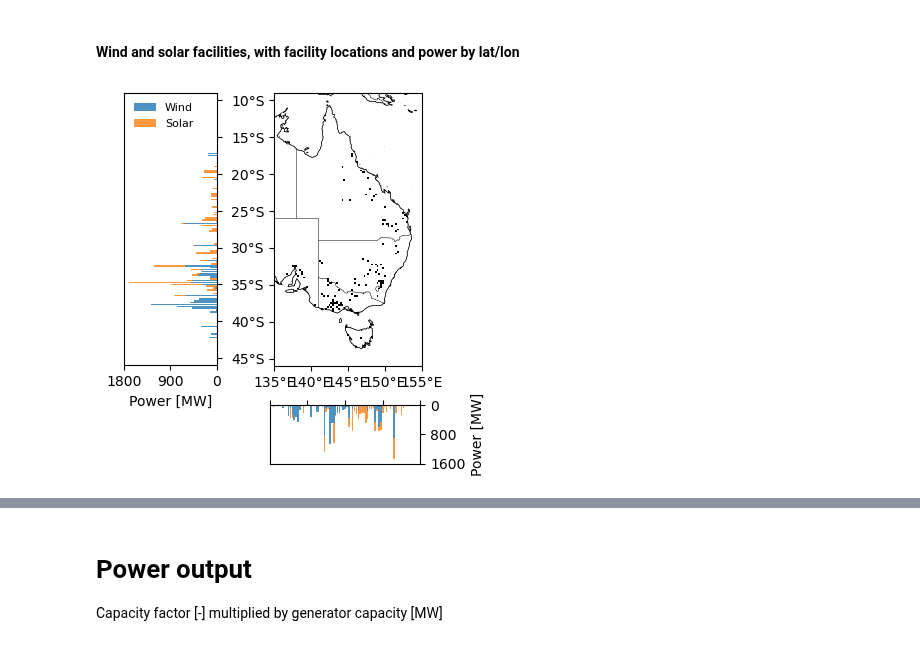
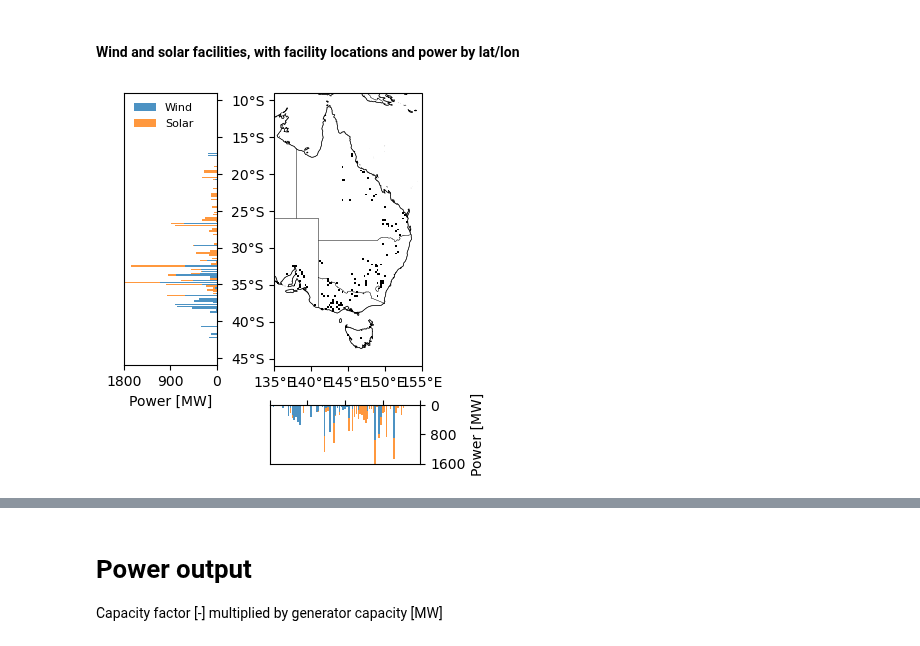
Before and after one commit to dougrichardson/power_models, a Jupyter notebook: 5_power_output.ipynb, the cells around one changed output, grey strips where cells are left out. Saved outputs shown, nothing was run; the diff lists cells and outputs as text; code cells hidden in the pictures.

```diff
--- a/5_power_output.ipynb
+++ b/5_power_output.ipynb
@@ -211,26 +211,37 @@ def plot_facilities_map(ax):
     ax.set_xlabel("")
     ax.set_ylabel("")
 # %%
-def plot_lon(ax):
+def plot_lon(ax, market="NEM"):
+    if market == "NEM":
+        xticks = np.arange(135, 156, 5)
+        xlim = (135, 155)
+        solar_regions = ["NSW", "QLD", "SA", "VIC"]
+        wind_regions = ["NSW", "QLD", "SA", "VIC", "TAS"]
+    else:
+        xticks = np.arange(110, 131, 5)
+        xlim = (110, 130)
+        solar_regions = ["WEM"]
+        wind_regions = ["WEM"]
+
     lons = solar_site_mask.lon
     ax.bar(
         lons,
-        wind_site_mask.wind_site.sum("region").sum("lat"),
+        wind_site_mask.wind_site.sel({"region": wind_regions}).sum("region").sum("lat"),
         alpha=0.8,
         width=0.2
     )
     ax.bar(
         lons,
-        solar_site_mask.solar_site.sum("region").sum("lat"),
+        solar_site_mask.solar_site.sel({"region": solar_regions}).sum("region").sum("lat"),
         alpha=0.8,
-        bottom=wind_site_mask.wind_site.sum("region").sum("lat"),
+        bottom=wind_site_mask.wind_site.sel({"region": wind_regions}).sum("region").sum("lat"),
         width=0.2
     )
 
     ax.xaxis.tick_top()
-    ax.set_xticks(range(135, 156, 5))
+    ax.set_xticks(xticks)
     ax.set_xticklabels([])
-    ax.set_xlim(135, 155)
+    ax.set_xlim(xlim)
 
     ax.yaxis.tick_right()
     ax.yaxis.set_label_position("right")
@@ -240,19 +251,26 @@ def plot_lon(ax):
 
     ax.invert_yaxis()
 # %%
-def plot_lat(ax):
+def plot_lat(ax, market="NEM"):
+    if market == "NEM":
+        solar_regions = ["NSW", "QLD", "SA", "VIC"]
+        wind_regions = ["NSW", "QLD", "SA", "VIC", "TAS"]
+    else:
+        solar_regions = ["WEM"]
+        wind_regions = ["WEM"]
+
     lats = solar_site_mask.lat
     ax.barh(
         lats,
-        wind_site_mask.wind_site.sum("region").sum("lon"),
+        wind_site_mask.wind_site.sel({"region": wind_regions}).sum("region").sum("lon"),
         alpha=0.8,
         height=0.2,
         label="Wind"
     )
     ax.barh(
         lats,
-        solar_site_mask.solar_site.sum("region").sum("lon"),
-        left=wind_site_mask.wind_site.sum("region").sum("lon"),
+        solar_site_mask.solar_site.sel({"region": solar_regions}).sum("region").sum("lon"),
+        left=wind_site_mask.wind_site.sel({"region": wind_regions}).sum("region").sum("lon"),
         alpha=0.8,
         height=0.2,
         label="Solar"
@@ -276,18 +294,18 @@ def plot_lat(ax):
 # %%
 fig = plt.figure(dpi=100, figsize=(3.45, 3.9))
 
 gs1 = fig.add_gridspec(nrows=1, ncols=1, left=0., right=0.27, bottom=0.302, top=1)
 ax1 = plt.subplot(gs1[0])
-plot_lat(ax1)
+plot_lat(ax1, "NEM")
 
 gs2 = fig.add_gridspec(nrows=1, ncols=1, left=0.3, right=1, bottom=0.3, top=1)
 ax2 = plt.subplot(gs2[0], projection=ccrs.PlateCarree())
-plot_facilities_map(ax2)
+plot_facilities_map(ax2, "NEM")
 
 gs3 = fig.add_gridspec(nrows=1, ncols=1, left=0.423, right=0.86, bottom=0.05, top=0.2)
 ax3 = plt.subplot(gs3[0])
-plot_lon(ax3)
+plot_lon(ax3, "NEM")
 
 # plt.savefig('./figures/wind_solar_corr_and_gen_cap.pdf', format='pdf', dpi=400, bbox_inches='tight')
 # %% [output]
-[figure, old version]
+[figure, new version]
```
Also changed, not shown: parts of 32 cells of this notebook.
